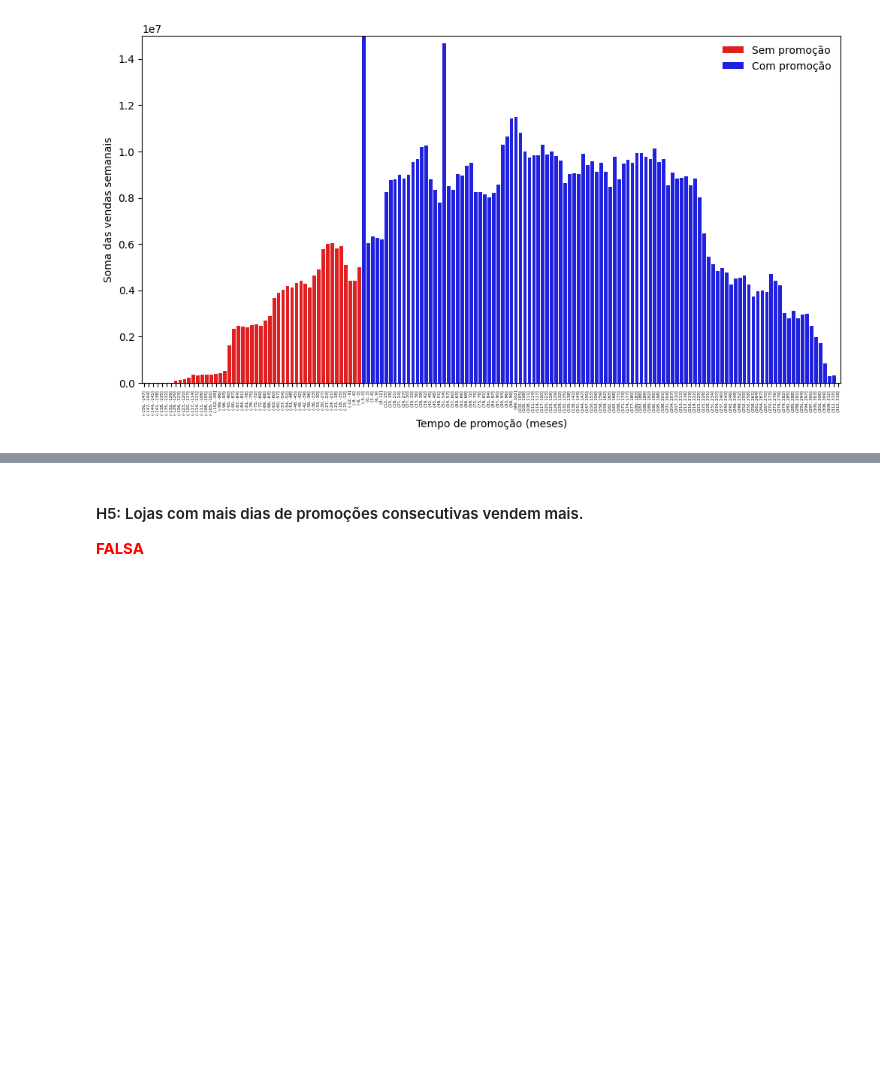
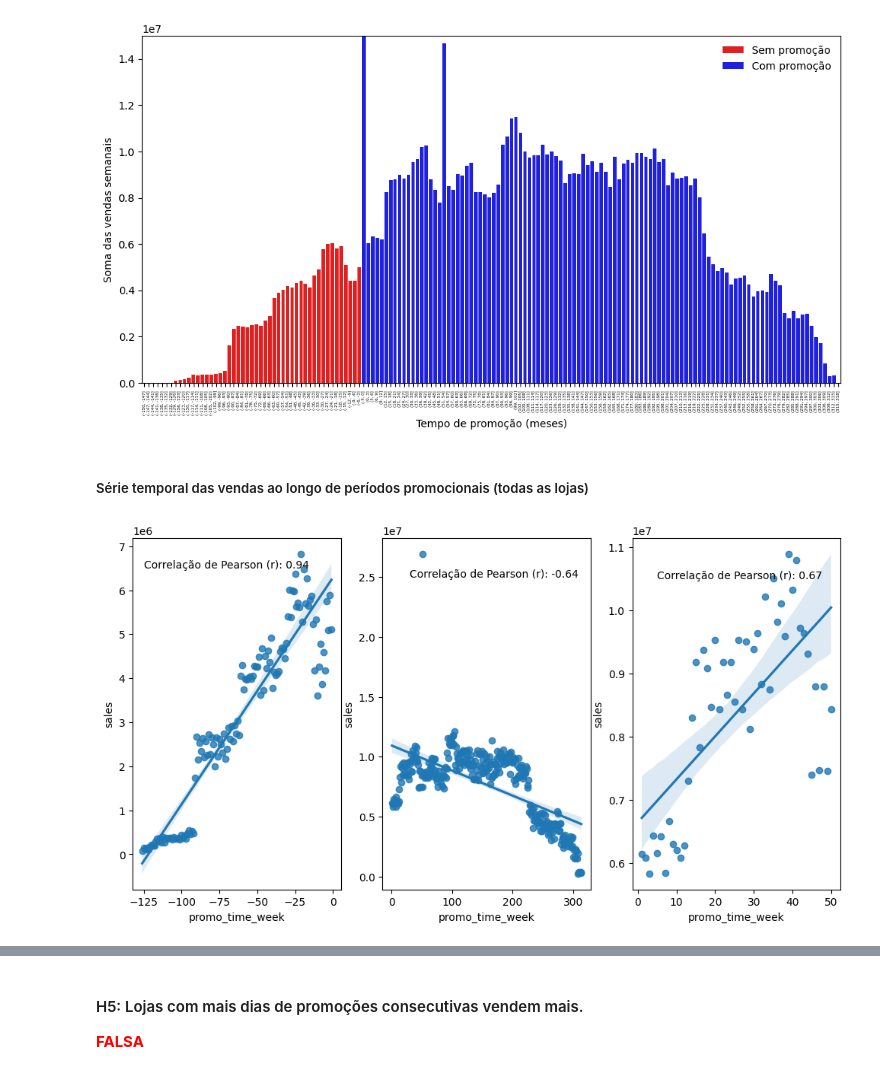
Before and after one commit to bvmcosta/projeto-rossmann-stores, a Jupyter notebook: projeto_rossmann_final.ipynb, the cells around one changed output, grey strips where cells are left out. Cells and saved outputs as stored; diff of their text form; code cells hidden in the pictures; blank space fills up the shorter version.

```diff
--- a/projeto_rossmann_final.ipynb
+++ b/projeto_rossmann_final.ipynb
@@ -945,6 +1033,12 @@ h3(df5)
 #### H4: Lojas com promoções ativas por mais tempo vendem mais.
 <p p style="color:red"><strong>FALSA</strong></p>
 # %%
-h4(df5)
+groups_bins_negativos, groups_bins_positivos2, groups_bins_positivos50 = h4(df5)
 # %% [output]
 [figure]
+# %% [markdown]
+##### Série temporal das vendas ao longo de períodos promocionais (todas as lojas)
+# %%
+temporal_serie_sales(groups_bins_negativos, groups_bins_positivos2, groups_bins_positivos50)
+# %% [output]
+[figure, added]
```
Also changed, not shown: parts of 15 cells of this notebook, 3 other files.
